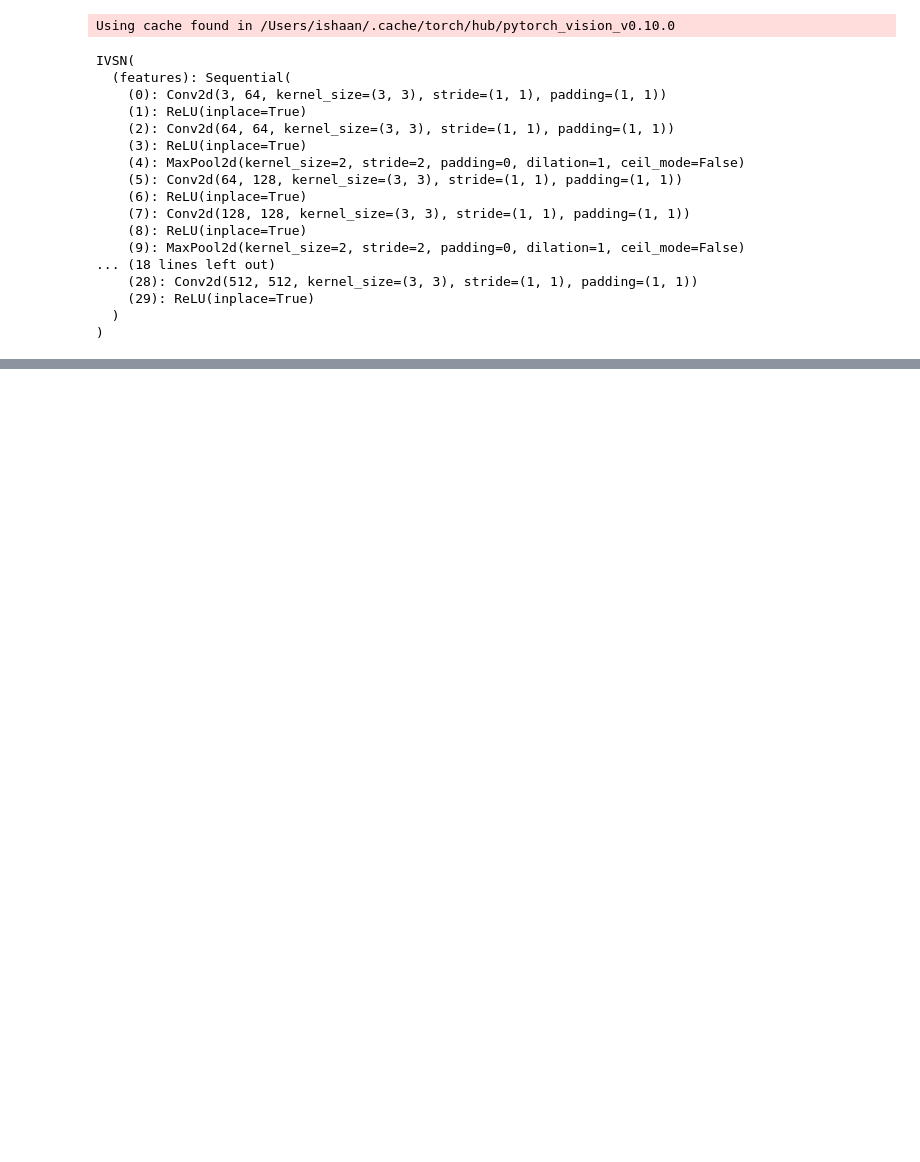
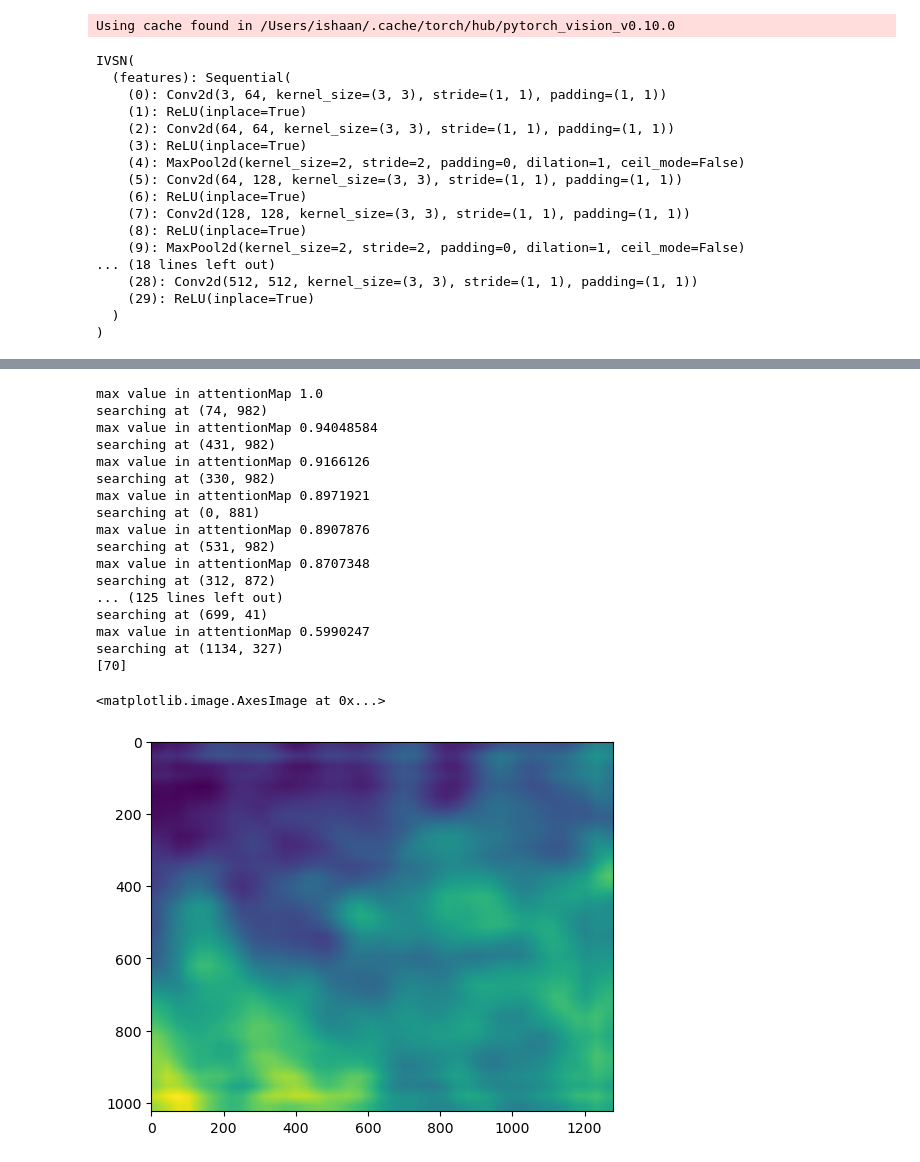
Before and after one commit to imsinha0/InvariantVisualSearchNetwork, a Jupyter notebook: naturalSceneModel.ipynb, the cells around one changed output, grey strips where cells are left out. Drawn from its saved outputs; the diff is of its cells as text; code cells hidden in the pictures; blank space fills up the shorter version.

```diff
--- a/naturalSceneModel.ipynb
+++ b/naturalSceneModel.ipynb
@@ -77,0 +67,67 @@ print(input_images[0])
+# %%
+import torch
+from tqdm import trange
+from utils import naturalSearchProcesswithPath
+
+num_pics = len(input_images) #240 images
+IVSN_attention_map, scanpath = {}, {}
+IVSN_res = list()
+
+with torch.no_grad():
+    for id in range(1):
+        stimuli_img, target_img, bbox = input_images[id]
+        #Need 3 channels:
+        if stimuli_img.shape[0] == 1:
+            stimuli_img = torch.cat((stimuli_img, stimuli_img, stimuli_img), 0)
+        if target_img.shape[0] == 1:
+            target_img = torch.cat((target_img, target_img, target_img), 0)
+
+
+        stimuli_batch = stimuli_img.unsqueeze(0)
+        target_batch = target_img.unsqueeze(0)
+
+        # Get the output from the model after going through all 30 layers
+        stimuli_output = model_ivsn(stimuli_batch)
+        target_output = model_ivsn(target_batch)
+
+        # Update MMconv weights with target output
+        MMconv.weight = torch.nn.Parameter(target_output)
+
+        # Get the attention map by applying MMconv to stimuli_output
+        attention_IVSN = MMconv(stimuli_output)
+        attention_IVSN = attention_IVSN.squeeze(0)
+
+        # Normalize the attention map
+        mask_IVSN = transforms.Resize((stimuli_img.shape[1], stimuli_img.shape[2]))(attention_IVSN)
+        mask_IVSN = mask_IVSN.squeeze(0)
+        mask_IVSN = torch.divide(mask_IVSN, mask_IVSN.max())
+
+        IVSN_attention_map[id] = mask_IVSN.clone().detach() #create deepcopy
+
+        IVSN_num, path = naturalSearchProcesswithPath(mask_IVSN, bbox)
+        scanpath[id] = path
+        IVSN_res.append(IVSN_num)
+
+print(IVSN_res)
+
+plt.imshow(IVSN_attention_map[0])
+# %% [output]
+max value in attentionMap 1.0
+searching at (74, 982)
+max value in attentionMap 0.94048584
+searching at (431, 982)
+max value in attentionMap 0.9166126
+searching at (330, 982)
+max value in attentionMap 0.8971921
+searching at (0, 881)
+max value in attentionMap 0.8907876
+searching at (531, 982)
+max value in attentionMap 0.8707348
+searching at (312, 872)
+... (125 lines left out)
+searching at (699, 41)
+max value in attentionMap 0.5990247
+searching at (1134, 327)
+[70]
+<matplotlib.image.AxesImage at 0x...>
+[figure, added]
```
Also changed, not shown: parts of 4 cells of this notebook, 2 other files.
